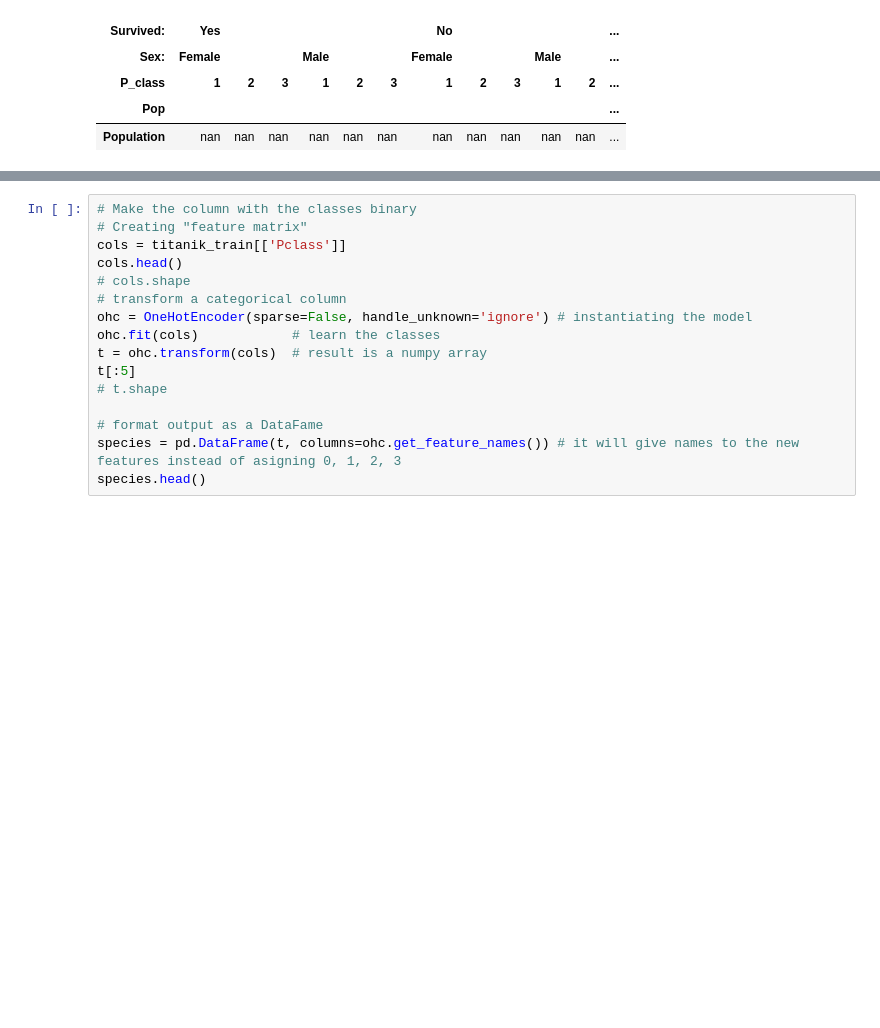
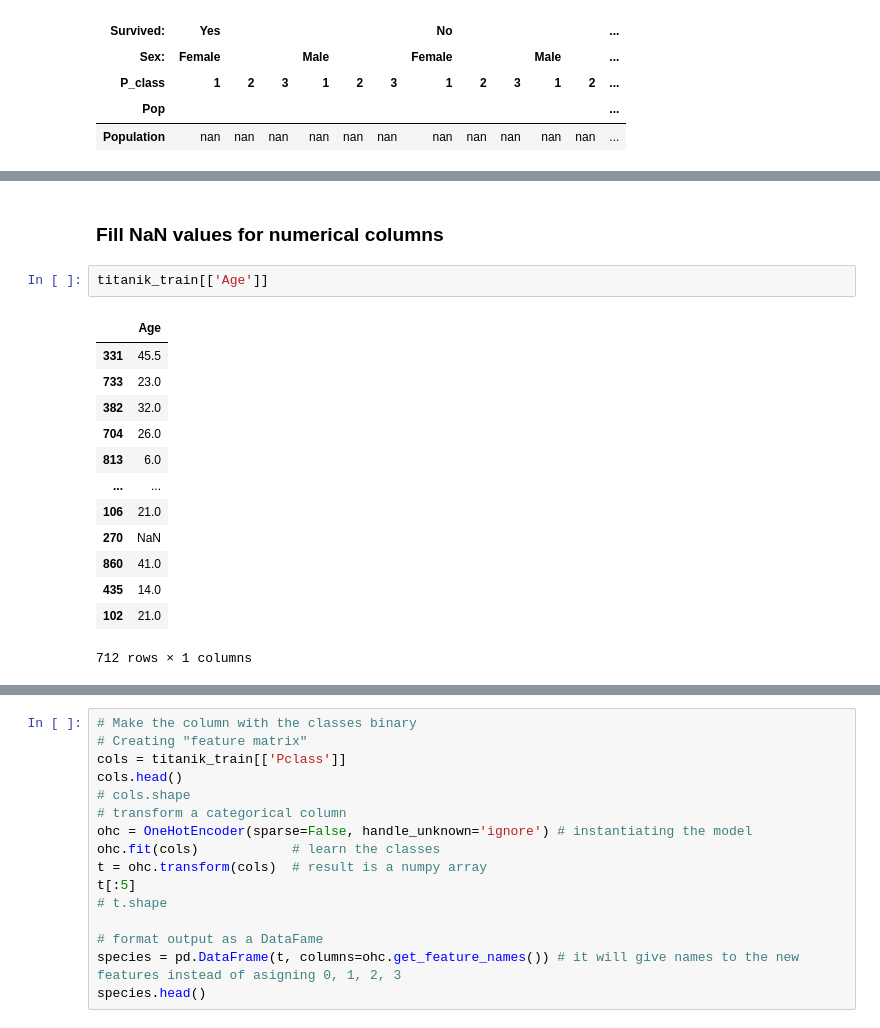
Before and after one commit to RosiNantis/Projects_from_Spiced_personal, a Jupyter notebook: Week_2/spiced_projects/logistic_regression_TITANIK_AL-1.ipynb, the cells around one changed output, grey strips where cells are left out. Saved outputs shown, nothing was run; the diff lists cells and outputs as text; blank space fills up the shorter version.

```diff
--- a/Week_2/spiced_projects/logistic_regression_TITANIK_AL-1.ipynb
+++ b/Week_2/spiced_projects/logistic_regression_TITANIK_AL-1.ipynb
@@ -157,3 +174,21 @@ titanik_train.head(5)
+# %% [markdown]
+### Fill NaN values for numerical columns
+# %%
+titanik_train[['Age']]
+# %% [output]
+|  | Age |
+| 331 | 45.5 |
+| 733 | 23.0 |
+| 382 | 32.0 |
+| 704 | 26.0 |
+| 813 | 6.0 |
+| ... | ... |
+| 106 | 21.0 |
+| 270 | NaN |
+| 860 | 41.0 |
+| 435 | 14.0 |
+| 102 | 21.0 |
+712 rows × 1 columns
 # %%
 
 # fill the NaN in the Age column with the mean value of Age
```
Also changed, not shown: parts of 12 cells of this notebook, 1 other file.
